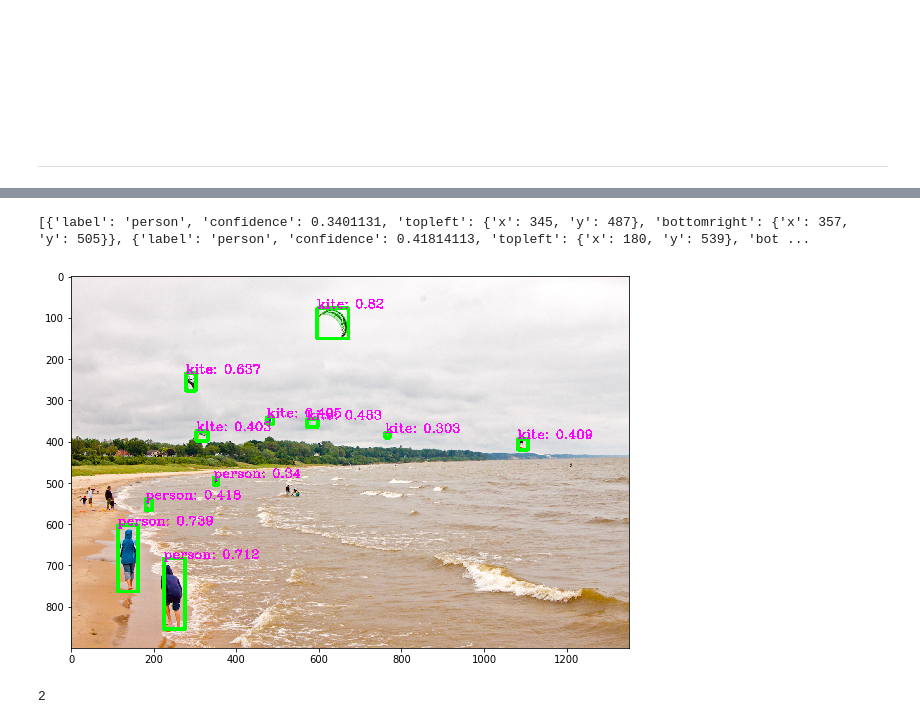
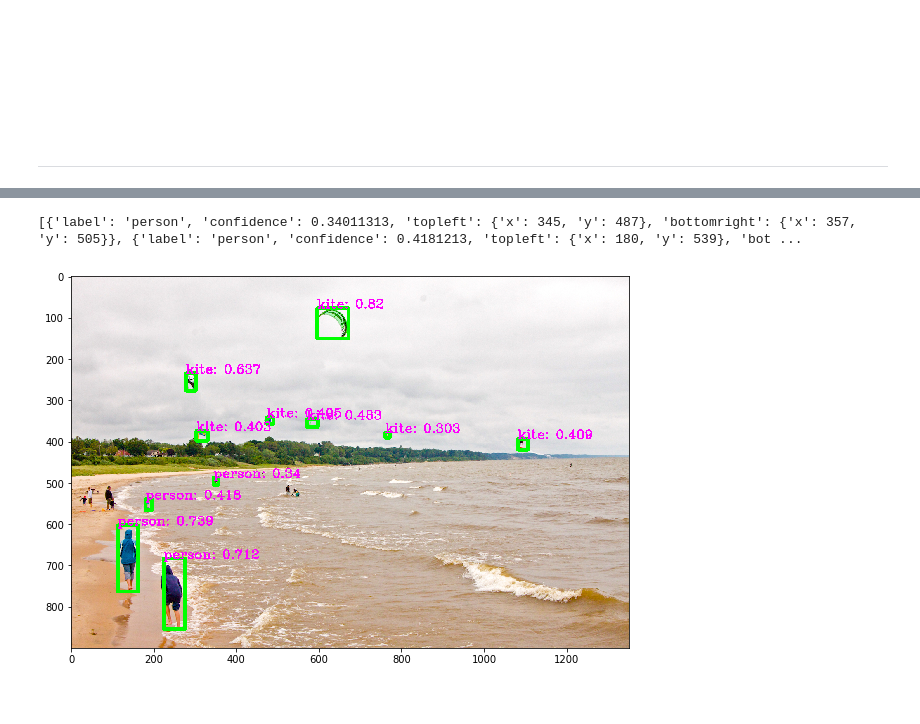
Before and after one commit to zhangys11/odn, a Jupyter notebook: notebooks/8.6 Object Detection - YOLO2.ipynb, the cells around one changed output, grey strips where cells are left out. Saved outputs shown, nothing was run; the diff lists cells and outputs as text; code cells hidden in the pictures.

```diff
--- a/notebooks/8.6 Object Detection - YOLO2.ipynb
+++ b/notebooks/8.6 Object Detection - YOLO2.ipynb
@@ -79,6 +83,7 @@ from odn import yolo
 tfnet = yolo.load_tfnet(options = {
         'model': '../src/odn/darkflow_yolo/cfg/yolo.cfg', # 'bin/yolov1.cfg',
         'load': '../src/odn/darkflow_yolo/bin/yolov2.weights', # 'bin/yolov1.weights',
+        'config': '../src/odn/darkflow_yolo/cfg/',
         'threshold': 0.3,
         'gpu': 0.7
     })
@@ -111,11 +123,0 @@ Here we will use yolo v2. On a Titan X it processes images at 40-90 FPS and has
-# %%
-# define the model options and run
-
-options = {
-    'model': 'cfg/yolo.cfg', # 'bin/yolov1.cfg',
-    'load': 'bin/yolov2.weights', # 'bin/yolov1.weights',
-    'threshold': 0.3,
-    'gpu': 0.7
-}
-
-tfnet = TFNet(options)
@@ -157,33 +123,0 @@ InternalError: CUDA runtime implicit initialization on GPU:0 failed. Status: out
-# %%
-# read the color image and covert to RGB
-
-img = cv2.imread('../test_images/image2.jpg', cv2.IMREAD_COLOR)
-img = cv2.cvtColor(img, cv2.COLOR_BGR2RGB)
-
-# use YOLO to predict the image
-results = tfnet.return_predict(img)
-print(results)
-
-plt.figure(figsize=(10,10))
-
-# pull out some info from the results
-for result in results:
-
-    tl = (result['topleft']['x'], result['topleft']['y'])
-    br = (result['bottomright']['x'], result['bottomright']['y'])
-    label = result['label'] + ': ' + str(round(result['confidence'],3))
-
-
-    # add the box and label and display it
-    img = cv2.rectangle(img, tl, br, (0, 255, 0), 7)
-    img = cv2.putText(img, label, tl, cv2.FONT_HERSHEY_COMPLEX, 1, (255, 0, 255), 2)
-
-plt.imshow(img)
-plt.show()
-# %% [output]
-[{'label': 'person', 'confidence': 0.3401131, 'topleft': {'x': 345, 'y': 487}, 'bottomright': {'x': 357, 'y': 505}}, {'label': 'person', 'confidence': 0.41814113, 'topleft': {'x': 180, 'y': 539}, 'bot ...
-[figure, removed]
-# %%
-len(result)
-# %% [output]
-2
@@ -191,0 +124,5 @@ os.chdir(old_cwd)
+# %%
+yolo.predict(tfnet, '../data/generic/image2.jpg')
+# %% [output]
+[{'label': 'person', 'confidence': 0.34011313, 'topleft': {'x': 345, 'y': 487}, 'bottomright': {'x': 357, 'y': 505}}, {'label': 'person', 'confidence': 0.4181213, 'topleft': {'x': 180, 'y': 539}, 'bot ...
+[figure, added]
```
Also changed, not shown: parts of 6 cells of this notebook, 3 other files.
